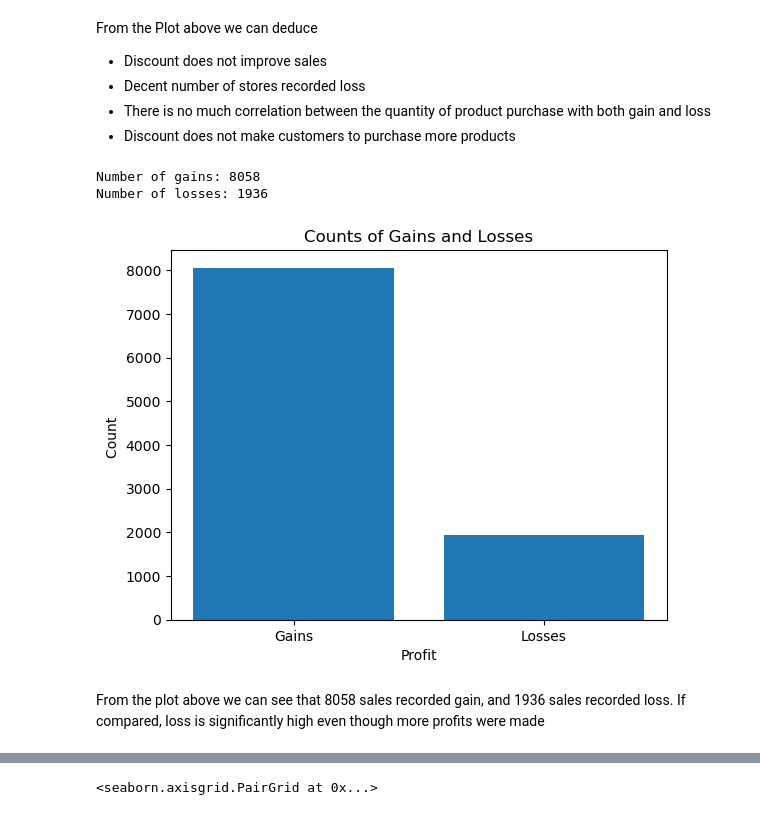
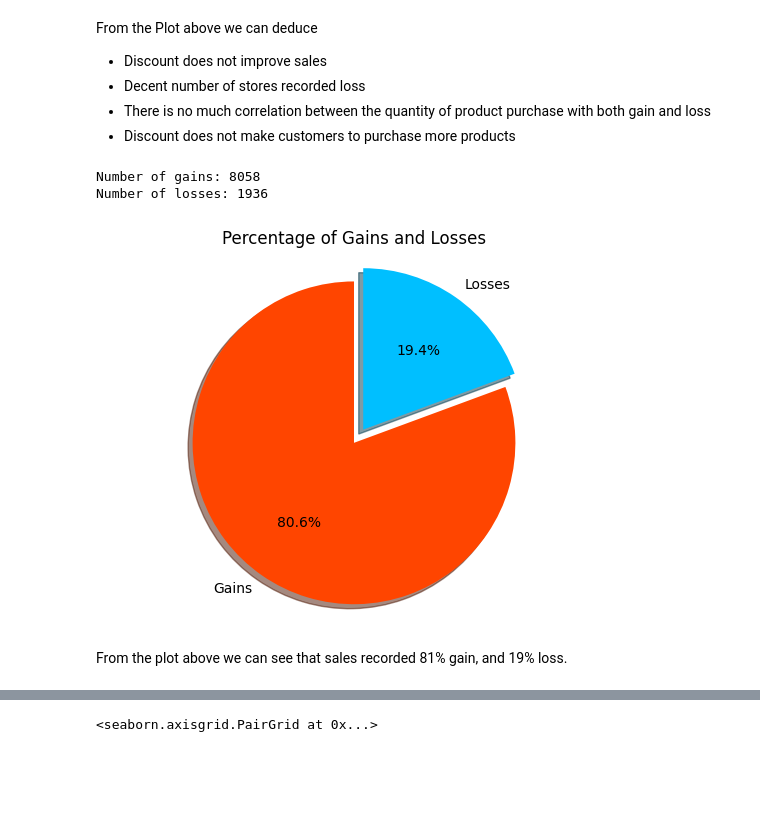
Before and after one commit to Barde-S/Super-Store-Retail-EDA, a Jupyter notebook: Super Store Retail EDA-checkpoint.ipynb, the cells around one changed output, grey strips where cells are left out. Drawn from its saved outputs; the diff is of its cells as text; code cells hidden in the pictures; blank space fills up the shorter version.

```diff
--- a/Super Store Retail EDA-checkpoint.ipynb
+++ b/Super Store Retail EDA-checkpoint.ipynb
@@ -369,24 +369,30 @@ From the Plot above we can deduce
 # %%
 # Lets see how many sales made gain and loss
 gains_count = len(df[df['Profit'] > 0])
 
 losses_count = len(df[df['Profit'] <= 0])
 
 print("Number of gains:", gains_count)
 print("Number of losses:", losses_count)
 
+total_count = len(df)
+gains_percentage = gains_count / total_count * 100
+losses_percentage = losses_count / total_count * 100
 
+# Create the pie chart
 labels = ['Gains', 'Losses']
-counts = [gains_count, losses_count]
+percentages = [gains_percentage, losses_percentage]
+colors = ['orangered', 'deepskyblue']
+explode = (0.1, 0)  # Use explode to highlight a slice
 
-plt.bar(labels, counts)
-plt.xlabel('Profit')
-plt.ylabel('Count ')
-plt.title('Counts of Gains and Losses')
+plt.pie(percentages, explode=explode, labels=labels, colors=colors,
+        autopct='%1.1f%%', shadow=True, startangle=90)
+plt.axis('equal')  # Equal aspect ratio ensures that pie is drawn as a circle
+plt.title('Percentage of Gains and Losses')
 plt.show()
 # %% [output]
 Number of gains: 8058
 Number of losses: 1936
-[figure, old version]
+[figure, new version]
 # %% [markdown]
-From the plot above we can see that 8058 sales recorded gain, and 1936 sales recorded loss. If compared, loss is significantly high even though more profits were made
+From the plot above we can see that sales recorded 81% gain, and 19% loss.
```
Also changed, not shown: parts of 6 cells of this notebook, 2 other files.
